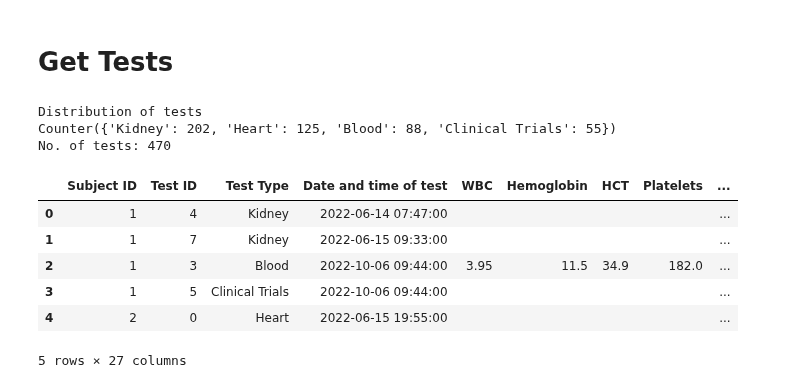
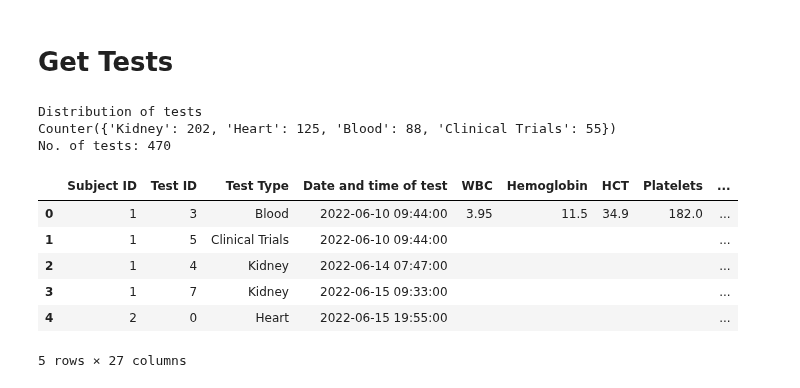
Before and after one commit to WeiYanPeh/2D-to-3D-mesh-reconstruction, a Jupyter notebook: main_0_data_analysis.ipynb, the cells around one changed output. Saved outputs shown, nothing was run; the diff lists cells and outputs as text; code cells hidden in the pictures.

```diff
--- a/main_0_data_analysis.ipynb
+++ b/main_0_data_analysis.ipynb
@@ -250,37 +250,38 @@ for subject in list_subject:
         elif 'Hemoglobin' in value.keys():
             test_type = 'Blood'
         elif 'NT-ProBNP' in value.keys():
             test_type = 'Clinical Trials'
 
         dict_info = {
             'Subject ID': subject,
             'Test ID': key.replace('test_', ''),
             'Test Type': test_type}
 
         dict_info.update(value)
         df_summary.append(dict_info)
 
 df_summary = pd.DataFrame(df_summary)
 
 df_summary = df_summary.fillna('')
-df_summary['Date and time of test'] = pd.to_datetime(df_summary['Date and time of test'])
+# df_summary['Date and time of test'] = df_summary['Date and time of test'].apply(lambda x: x.split(' ')[0])
+df_summary['Date and time of test'] = pd.to_datetime(df_summary['Date and time of test'], format="%d/%m/%Y %H:%M")
 df_summary = df_summary.groupby('Subject ID').apply(lambda x: x.sort_values(by='Date and time of test')).reset_index(drop=True)
 
 print('Distribution of tests')
 pprint(Counter(df_summary['Test Type'].tolist()))
 
 print(f'No. of tests: {len(df_summary)}')
 
 df_summary.to_csv(f'/home/weiyanpeh/Git/SFM_Related/CADENCE/SHAPE/subject_test.csv', index=False)
 df_summary.head(5)
 # %% [output]
 Distribution of tests
 Counter({'Kidney': 202, 'Heart': 125, 'Blood': 88, 'Clinical Trials': 55})
 No. of tests: 470
 |  | Subject ID | Test ID | Test Type | Date and time of test | WBC | Hemoglobin | HCT | Platelets | ... |
-| 0 | 1 | 4 | Kidney | 2022-06-14 07:47:00 |  |  |  |  | ... |
-| 1 | 1 | 7 | Kidney | 2022-06-15 09:33:00 |  |  |  |  | ... |
-| 2 | 1 | 3 | Blood | 2022-10-06 09:44:00 | 3.95 | 11.5 | 34.9 | 182.0 | ... |
-| 3 | 1 | 5 | Clinical Trials | 2022-10-06 09:44:00 |  |  |  |  | ... |
+| 0 | 1 | 3 | Blood | 2022-06-10 09:44:00 | 3.95 | 11.5 | 34.9 | 182.0 | ... |
+| 1 | 1 | 5 | Clinical Trials | 2022-06-10 09:44:00 |  |  |  |  | ... |
+| 2 | 1 | 4 | Kidney | 2022-06-14 07:47:00 |  |  |  |  | ... |
+| 3 | 1 | 7 | Kidney | 2022-06-15 09:33:00 |  |  |  |  | ... |
 | 4 | 2 | 0 | Heart | 2022-06-15 19:55:00 |  |  |  |  | ... |
 5 rows × 27 columns
```
Also changed, not shown: 6 other files.
